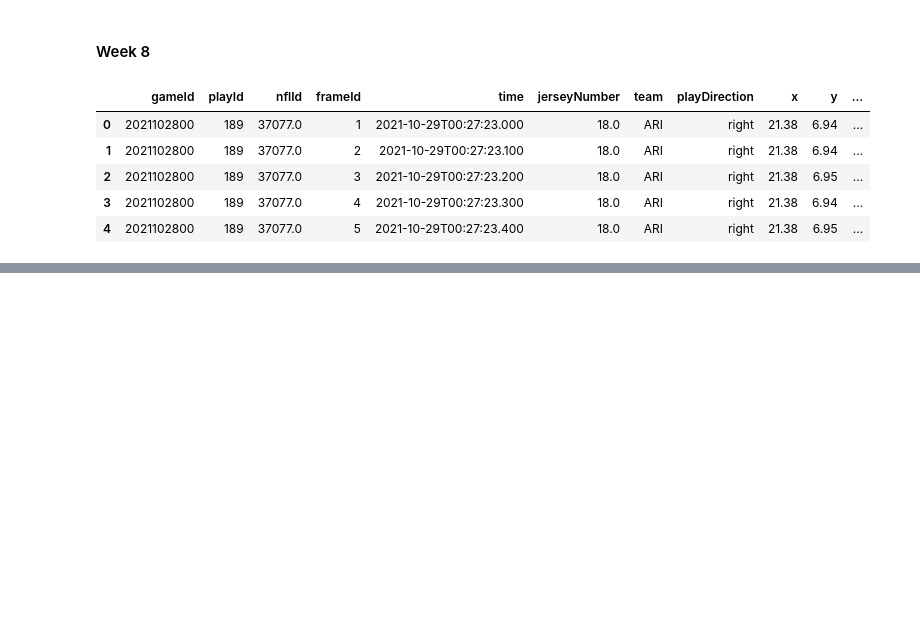
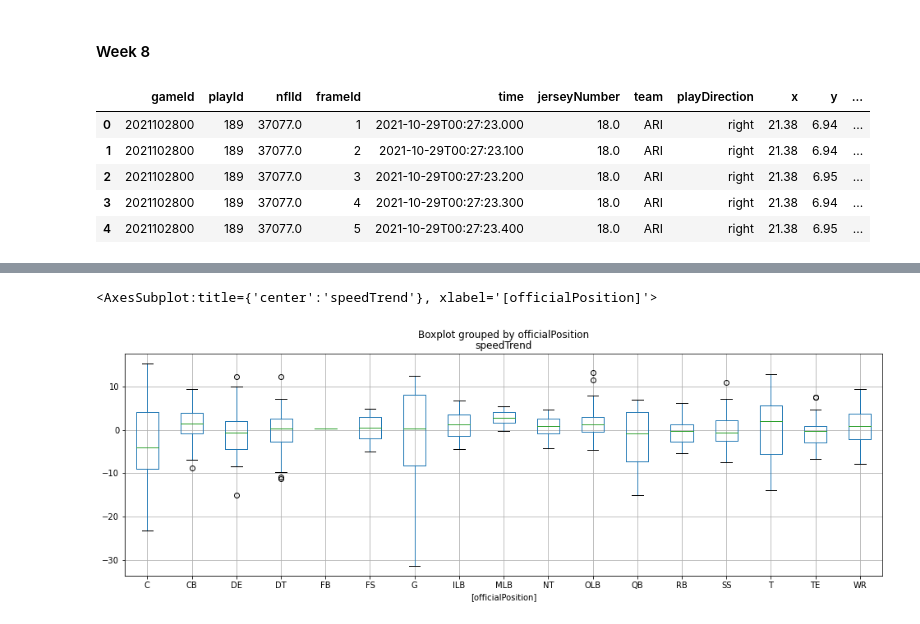
Before and after one commit to DennisKreger/NFL_Performance_Linemen, a Jupyter notebook: initial_data_exploration.ipynb, the cells around one changed output, grey strips where cells are left out. Drawn from its saved outputs; the diff is of its cells as text; code cells hidden in the pictures; blank space fills up the shorter version.

Commit message:
Explored speed and acceleration regressions across weeks

```diff
--- a/initial_data_exploration.ipynb
+++ b/initial_data_exploration.ipynb
@@ -291,0 +345,24 @@ week_8.head()
+# %%
+player_speed_progression = pd.pivot_table(
+    week_concat,
+    values='s',
+    index='nflId',
+    columns='week',
+    aggfunc='mean'
+).dropna().reset_index()
+
+player_speed_change = pd.DataFrame()
+for i, r in player_speed_progression.iterrows():
+    model = LinearRegression()
+    X = [[val] for val in r[1:]]
+    y = [[val] for val in r.index[1:]]
+    model.fit(X, y)
+    concat_row = pd.DataFrame({'speedTrend': model.coef_[0][0]}, index=[r.loc['nflId']])
+    player_speed_change = pd.concat([player_speed_change, concat_row])
+
+player_speed_change = player_speed_change.join( players.set_index("nflId")['officialPosition'])
+player_speed_change[['officialPosition', 'speedTrend']] \
+    .boxplot(['speedTrend'], by=['officialPosition'], figsize=(16,5))
+# %% [output]
+<AxesSubplot:title={'center':'speedTrend'}, xlabel='[officialPosition]'>
+[figure, added]
```
Also changed, not shown: parts of 3 cells of this notebook.
